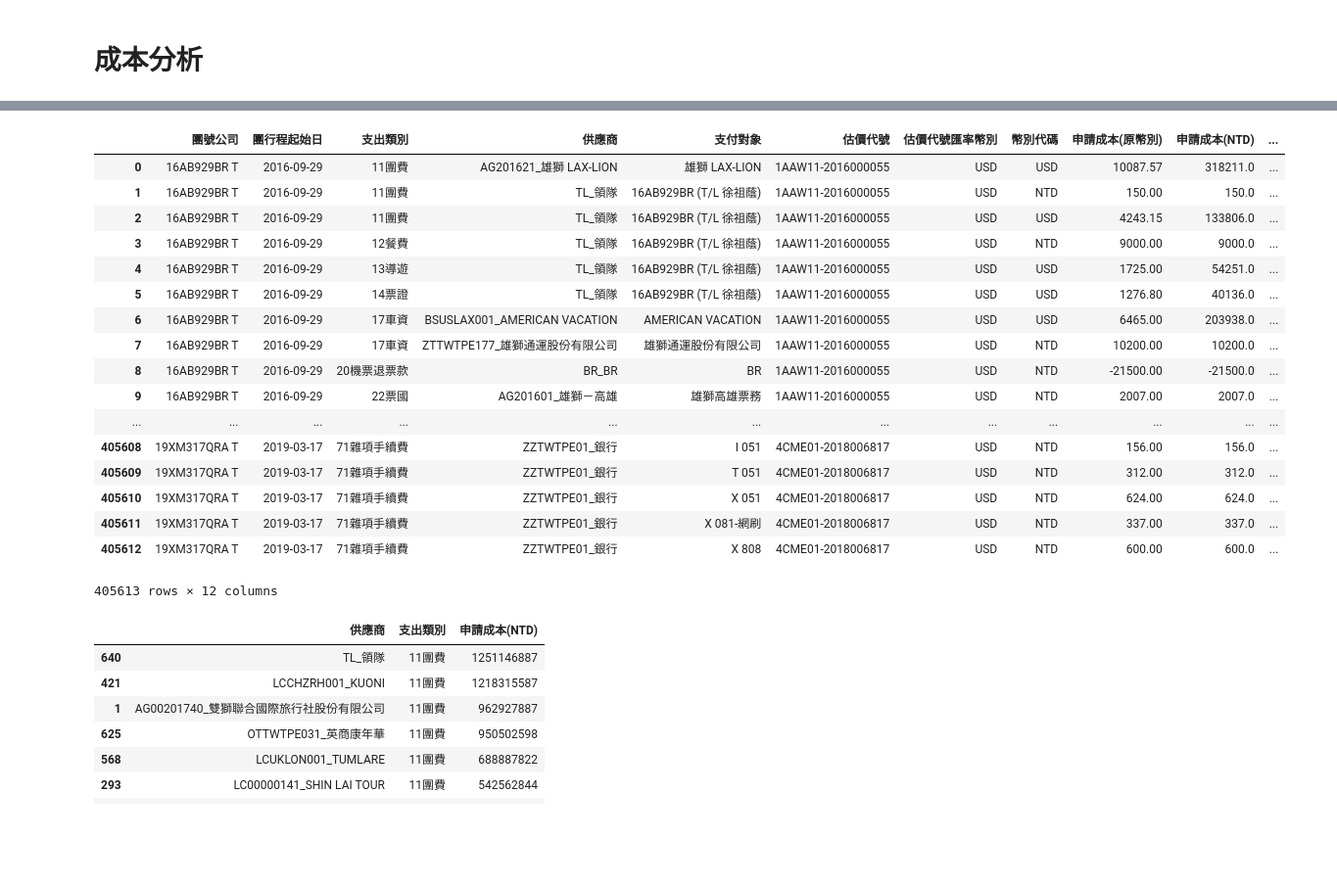
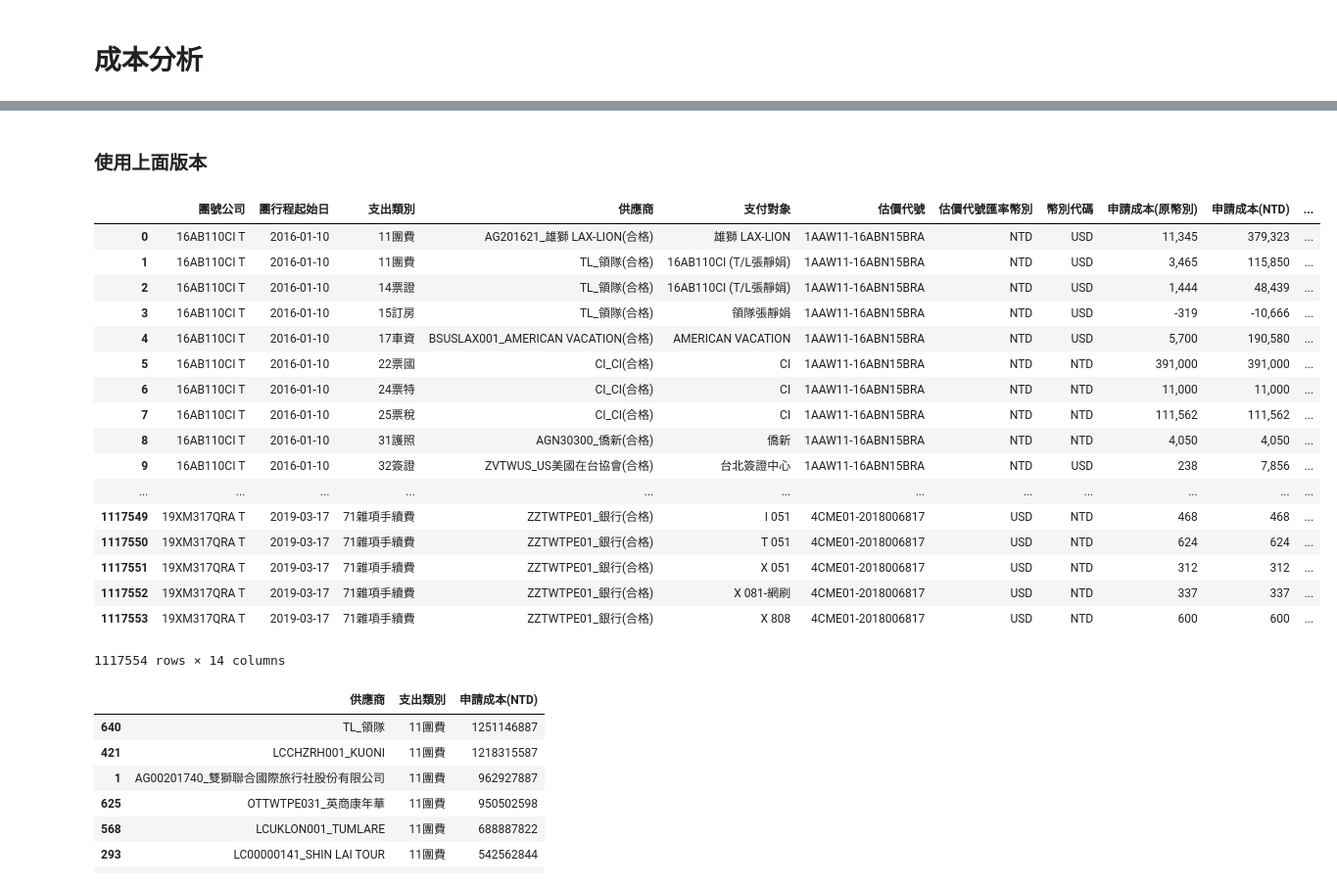
Before and after one commit to ccliao/Crawler, a Jupyter notebook: LION_GROUP_DASHBOARD.ipynb, the cells around one changed output, grey strips where cells are left out. Shown at 98% size. Drawn from its saved outputs; the diff is of its cells as text; code cells hidden in the pictures; blank space fills up the shorter version.

```diff
--- a/LION_GROUP_DASHBOARD.ipynb
+++ b/LION_GROUP_DASHBOARD.ipynb
@@ -363,2 +522,34 @@ q_cost_renew.to_csv('lion_product/q_cost_renew.csv', index = False)
 # %% [markdown]
 # 成本分析
+# %%
+import warnings
+warnings.filterwarnings("ignore")
+import pandas as pd
+pd.options.display.float_format = '{:,.0f}'.format
+import numpy as np
+import datetime
+
+names_cost = ['團號','團控公司','支單年度','支單號碼','支單序號','支出類別','供應商','供應商類別','供應商國家','供應商城市',\
+              '人','天','單價','幣別代碼','申請時外幣匯率','申請成本(NTD)','付款時外幣匯率','換算付款金額','支付對象']
+cost = pd.read_csv("lion_product/TRAS_COST.csv", names=names_cost)
+cost['團號公司'] = cost['團號'].str.strip()+" "+cost['團控公司'].str.strip()
+cost['申請成本(原幣別)'] = cost['人'] * cost['天'] * cost['單價']
+cost[['人','天','單價','申請時外幣匯率','付款時外幣匯率','支單年度','支單號碼','支單序號']] = \
+cost[['人','天','單價','申請時外幣匯率','付款時外幣匯率','支單年度','支單號碼','支單序號']].astype(object)
+
+main_price_cost_order = pd.read_csv("lion_product/main_price_cost_order_v20180610.csv",parse_dates=['團行程起始日'])
+main_price_cost_order = main_price_cost_order[['團號公司','團行程起始日','產品事業處','產品部門','線別','副線別','區域別','新細地區',\
+                                               '團型','標準團名','出團年','出團月','出團日','產品分級','團體狀態','航空公司',\
+                                               '總人數_x','領隊人數','FOC人數','湊票人數','JOIN人數']]
+main_price_cost_order[['總人數_x','領隊人數','FOC人數','湊票人數','JOIN人數']] = \
+main_price_cost_order[['總人數_x','領隊人數','FOC人數','湊票人數','JOIN人數']].astype(object)
+
+cost = pd.merge(cost,main_price_cost_order,on=["團號公司"], how="left")
+cost = cost[(cost['團行程起始日']>=pd.Timestamp(2017, 1, 1,0)) & (cost['團行程起始日']<=pd.Timestamp(2018, 12, 31,0))]
+
+cost_combine = cost.pivot_table(index=['團號公司','團行程起始日','產品事業處','產品部門','線別','副線別','區域別','新細地區','團型',\
+                                       '標準團名','支出類別','供應商','支付對象','幣別代碼','出團年','出團月','出團日','產品分級',\
+                                       '團體狀態','航空公司','總人數_x','領隊人數','FOC人數','湊票人數','JOIN人數'],aggfunc=np.sum,fill_value=0)
+cost_combine = pd.DataFrame(cost_combine.to_records())
+#groupby與pivot_table的欄位,如果有nan，則資料不會計入，會導致金額短少之問題，以fill_value=0解決或fillna事前處理???
+cost_combine.to_csv('lion_product/cost_with_departmemnt.csv', index = False)
@@ -365,56 +586,59 @@ q_cost_renew.to_csv('lion_product/q_cost_renew.csv', index = False)
+# %% [markdown]
+### 使用上面版本
 # %%
 names_main = ['團號','團控公司','產品事業處','產品部門','線別','副線別','區域別','新細地區','團型','標準團名','天數','團行程起始日',\
           '團控狀況','航空公司','保證出團','包機團','包團單位','訂單總數','取消單總數','總人數','營業額','一度毛利','團調整差','團補貼']
 main = pd.read_csv("lion_product/PROD_TP_MAIN.csv", names=names_main, parse_dates=['團行程起始日'])
 main['團號公司'] = main['團號'].str.strip()+" "+main['團控公司'].str.strip()
-main = main[['團號公司','團行程起始日']]
+main = main[['團號公司','團行程起始日','總人數']]
 
-names_q_connect = ['團號','團控公司','估價代號','最低成團人數','總團位數']
+names_q_connect = ['團號','團控公司','估價代號','最低成團人數','總團位數','開團日期','保證出團日期']
 q_connect = pd.read_csv("lion_product/q_connect.csv", names=names_q_connect)
 q_connect['團號公司'] = q_connect['團號'].str.strip()+" "+q_connect['團控公司'].str.strip()
 # q_connect = q_connect[q_connect['估價代號'].notnull()]
-names_q_main = ['估價代號','進度','估價名稱','標準團名','線別','地區','估價效期','需求單位','維護','天數','估價幣別','版型','團型',\
-                '估價代號匯率幣別','估價代號匯率','領隊人數','導遊人數','工作人員人數','建檔單位','預估檔次','維護日期']
-q_main = pd.read_csv("lion_product/q_main.csv", names=names_q_main,index_col=False)
+
+q_main = pd.read_csv("lion_product/q_main_renew.csv", index_col=False)
 q_exrate = pd.merge(q_connect[['團號公司','估價代號']], q_main[['估價代號','估價代號匯率幣別','估價代號匯率']], on=["估價代號"], how="left")
 
 names_cost = ['團號','團控公司','支單年度','支單號碼','支單序號','支出類別','供應商','供應商類別','供應商國家','供應商城市',\
               '人','天','單價','幣別代碼','申請時外幣匯率','申請成本(NTD)','付款時外幣匯率','換算付款金額','支付對象']
 cost = pd.read_csv("lion_product/TRAS_COST.csv", names=names_cost)
 cost['團號公司'] = cost['團號'].str.strip()+" "+cost['團控公司'].str.strip()
 cost['申請成本(原幣別)'] = cost['人'] * cost['天'] * cost['單價']
 
 cost = pd.merge(cost, main, on=["團號公司"], how="left")
 cost = pd.merge(cost, q_exrate, on=["團號公司"], how="left")
 
 cost['估價匯率'] = np.where(cost['幣別代碼']==cost['估價代號匯率幣別'],\
                                 cost['估價代號匯率'],cost['申請時外幣匯率']).astype('float')
 cost['估價成本(NTD)'] = np.where(cost['估價匯率']==cost['申請時外幣匯率'],\
                                      cost['申請成本(NTD)'],cost['申請成本(原幣別)'] * cost['估價匯率'])
 cost['成本匯率差'] = cost['申請成本(NTD)'] - cost['估價成本(NTD)']
+cost['平均成本(NTD)'] = cost['申請成本(NTD)'] / cost['總人數']
+cost['平均成本(原幣別)'] = cost['申請成本(原幣別)'] / cost['總人數']
 
 cost_combine = cost[['團號公司','團行程起始日','估價代號','支出類別','供應商','支付對象','幣別代碼','申請成本(原幣別)','申請成本(NTD)',\
-                     '估價代號匯率幣別','估價成本(NTD)','成本匯率差']]\
+                     '平均成本(NTD)','平均成本(原幣別)','估價代號匯率幣別','估價成本(NTD)','成本匯率差']]\
 .groupby(['團號公司','團行程起始日','支出類別','供應商','支付對象','估價代號','估價代號匯率幣別','幣別代碼']).sum()
 cost_combine = pd.DataFrame(cost_combine.to_records())
 cost_combine
 # %% [output]
 |  | 團號公司 | 團行程起始日 | 支出類別 | 供應商 | 支付對象 | 估價代號 | 估價代號匯率幣別 | 幣別代碼 | 申請成本(原幣別) | 申請成本(NTD) | ... |
-| 0 | 16AB929BR T | 2016-09-29 | 11團費 | AG201621_雄獅 LAX-LION | 雄獅 LAX-LION | 1AAW11-2016000055 | USD | USD | 10087.57 | 318211.0 | ... |
-| 1 | 16AB929BR T | 2016-09-29 | 11團費 | TL_領隊 | 16AB929BR (T/L 徐祖蔭) | 1AAW11-2016000055 | USD | NTD | 150.00 | 150.0 | ... |
-| 2 | 16AB929BR T | 2016-09-29 | 11團費 | TL_領隊 | 16AB929BR (T/L 徐祖蔭) | 1AAW11-2016000055 | USD | USD | 4243.15 | 133806.0 | ... |
-| 3 | 16AB929BR T | 2016-09-29 | 12餐費 | TL_領隊 | 16AB929BR (T/L 徐祖蔭) | 1AAW11-2016000055 | USD | NTD | 9000.00 | 9000.0 | ... |
-| 4 | 16AB929BR T | 2016-09-29 | 13導遊 | TL_領隊 | 16AB929BR (T/L 徐祖蔭) | 1AAW11-2016000055 | USD | USD | 1725.00 | 54251.0 | ... |
-| 5 | 16AB929BR T | 2016-09-29 | 14票證 | TL_領隊 | 16AB929BR (T/L 徐祖蔭) | 1AAW11-2016000055 | USD | USD | 1276.80 | 40136.0 | ... |
-| 6 | 16AB929BR T | 2016-09-29 | 17車資 | BSUSLAX001_AMERICAN VACATION | AMERICAN VACATION | 1AAW11-2016000055 | USD | USD | 6465.00 | 203938.0 | ... |
-| 7 | 16AB929BR T | 2016-09-29 | 17車資 | ZTTWTPE177_雄獅通運股份有限公司 | 雄獅通運股份有限公司 | 1AAW11-2016000055 | USD | NTD | 10200.00 | 10200.0 | ... |
-| 8 | 16AB929BR T | 2016-09-29 | 20機票退票款 | BR_BR | BR | 1AAW11-2016000055 | USD | NTD | -21500.00 | -21500.0 | ... |
-| 9 | 16AB929BR T | 2016-09-29 | 22票國 | AG201601_雄獅－高雄 | 雄獅高雄票務 | 1AAW11-2016000055 | USD | NTD | 2007.00 | 2007.0 | ... |
+| 0 | 16AB110CI T | 2016-01-10 | 11團費 | AG201621_雄獅 LAX-LION(合格) | 雄獅 LAX-LION | 1AAW11-16ABN15BRA | NTD | USD | 11,345 | 379,323 | ... |
+| 1 | 16AB110CI T | 2016-01-10 | 11團費 | TL_領隊(合格) | 16AB110CI (T/L張靜娟) | 1AAW11-16ABN15BRA | NTD | USD | 3,465 | 115,850 | ... |
+| 2 | 16AB110CI T | 2016-01-10 | 14票證 | TL_領隊(合格) | 16AB110CI (T/L張靜娟) | 1AAW11-16ABN15BRA | NTD | USD | 1,444 | 48,439 | ... |
+| 3 | 16AB110CI T | 2016-01-10 | 15訂房 | TL_領隊(合格) | 領隊張靜娟 | 1AAW11-16ABN15BRA | NTD | USD | -319 | -10,666 | ... |
+| 4 | 16AB110CI T | 2016-01-10 | 17車資 | BSUSLAX001_AMERICAN VACATION(合格) | AMERICAN VACATION | 1AAW11-16ABN15BRA | NTD | USD | 5,700 | 190,580 | ... |
+| 5 | 16AB110CI T | 2016-01-10 | 22票國 | CI_CI(合格) | CI | 1AAW11-16ABN15BRA | NTD | NTD | 391,000 | 391,000 | ... |
+| 6 | 16AB110CI T | 2016-01-10 | 24票特 | CI_CI(合格) | CI | 1AAW11-16ABN15BRA | NTD | NTD | 11,000 | 11,000 | ... |
+| 7 | 16AB110CI T | 2016-01-10 | 25票稅 | CI_CI(合格) | CI | 1AAW11-16ABN15BRA | NTD | NTD | 111,562 | 111,562 | ... |
+| 8 | 16AB110CI T | 2016-01-10 | 31護照 | AGN30300_僑新(合格) | 僑新 | 1AAW11-16ABN15BRA | NTD | NTD | 4,050 | 4,050 | ... |
+| 9 | 16AB110CI T | 2016-01-10 | 32簽證 | ZVTWUS_US美國在台協會(合格) | 台北簽證中心 | 1AAW11-16ABN15BRA | NTD | USD | 238 | 7,856 | ... |
 | ... | ... | ... | ... | ... | ... | ... | ... | ... | ... | ... | ... |
-| 405608 | 19XM317QRA T | 2019-03-17 | 71雜項手續費 | ZZTWTPE01_銀行 | I 051 | 4CME01-2018006817 | USD | NTD | 156.00 | 156.0 | ... |
-| 405609 | 19XM317QRA T | 2019-03-17 | 71雜項手續費 | ZZTWTPE01_銀行 | T 051 | 4CME01-2018006817 | USD | NTD | 312.00 | 312.0 | ... |
-| 405610 | 19XM317QRA T | 2019-03-17 | 71雜項手續費 | ZZTWTPE01_銀行 | X 051 | 4CME01-2018006817 | USD | NTD | 624.00 | 624.0 | ... |
-| 405611 | 19XM317QRA T | 2019-03-17 | 71雜項手續費 | ZZTWTPE01_銀行 | X 081-網刷 | 4CME01-2018006817 | USD | NTD | 337.00 | 337.0 | ... |
-| 405612 | 19XM317QRA T | 2019-03-17 | 71雜項手續費 | ZZTWTPE01_銀行 | X 808 | 4CME01-2018006817 | USD | NTD | 600.00 | 600.0 | ... |
+| 1117549 | 19XM317QRA T | 2019-03-17 | 71雜項手續費 | ZZTWTPE01_銀行(合格) | I 051 | 4CME01-2018006817 | USD | NTD | 468 | 468 | ... |
+| 1117550 | 19XM317QRA T | 2019-03-17 | 71雜項手續費 | ZZTWTPE01_銀行(合格) | T 051 | 4CME01-2018006817 | USD | NTD | 624 | 624 | ... |
+| 1117551 | 19XM317QRA T | 2019-03-17 | 71雜項手續費 | ZZTWTPE01_銀行(合格) | X 051 | 4CME01-2018006817 | USD | NTD | 312 | 312 | ... |
+| 1117552 | 19XM317QRA T | 2019-03-17 | 71雜項手續費 | ZZTWTPE01_銀行(合格) | X 081-網刷 | 4CME01-2018006817 | USD | NTD | 337 | 337 | ... |
+| 1117553 | 19XM317QRA T | 2019-03-17 | 71雜項手續費 | ZZTWTPE01_銀行(合格) | X 808 | 4CME01-2018006817 | USD | NTD | 600 | 600 | ... |
-405613 rows × 12 columns
+1117554 rows × 14 columns
 # %%
```
Also changed, not shown: parts of 20 cells of this notebook.
